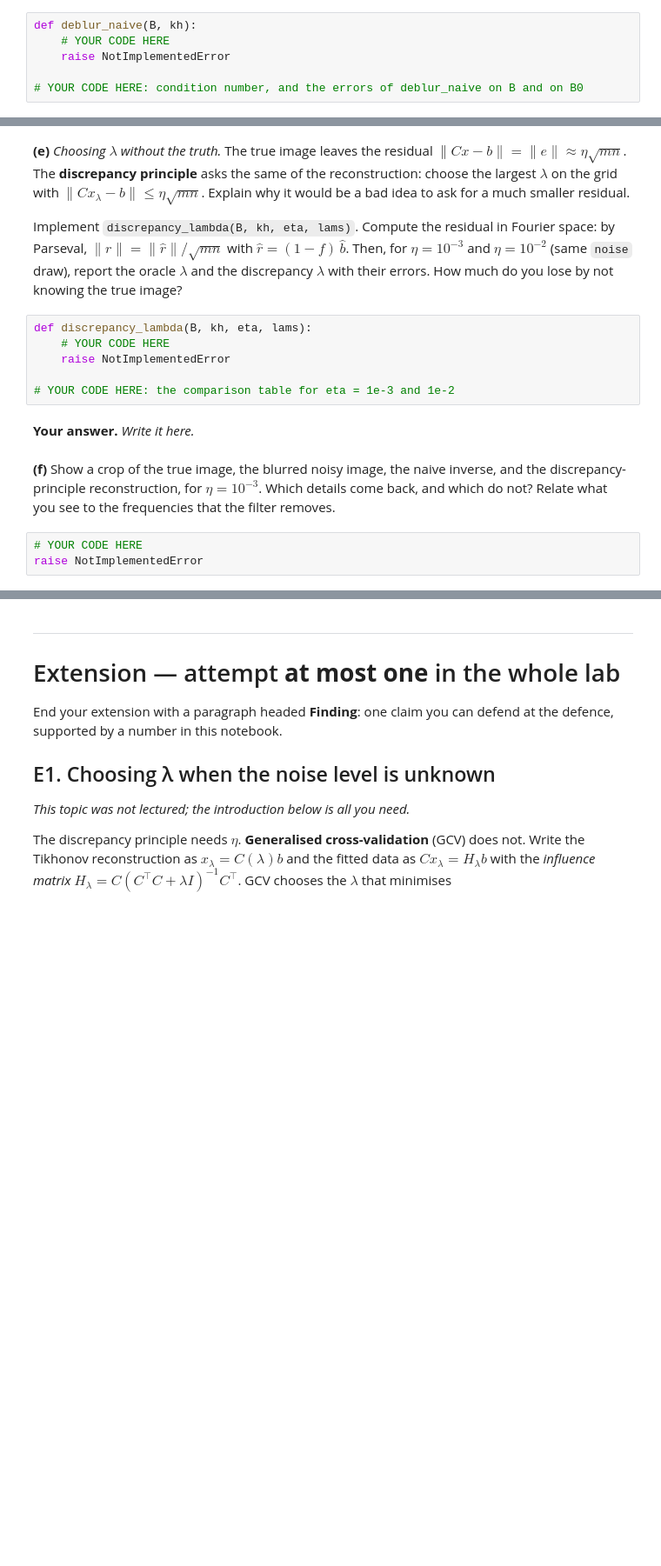
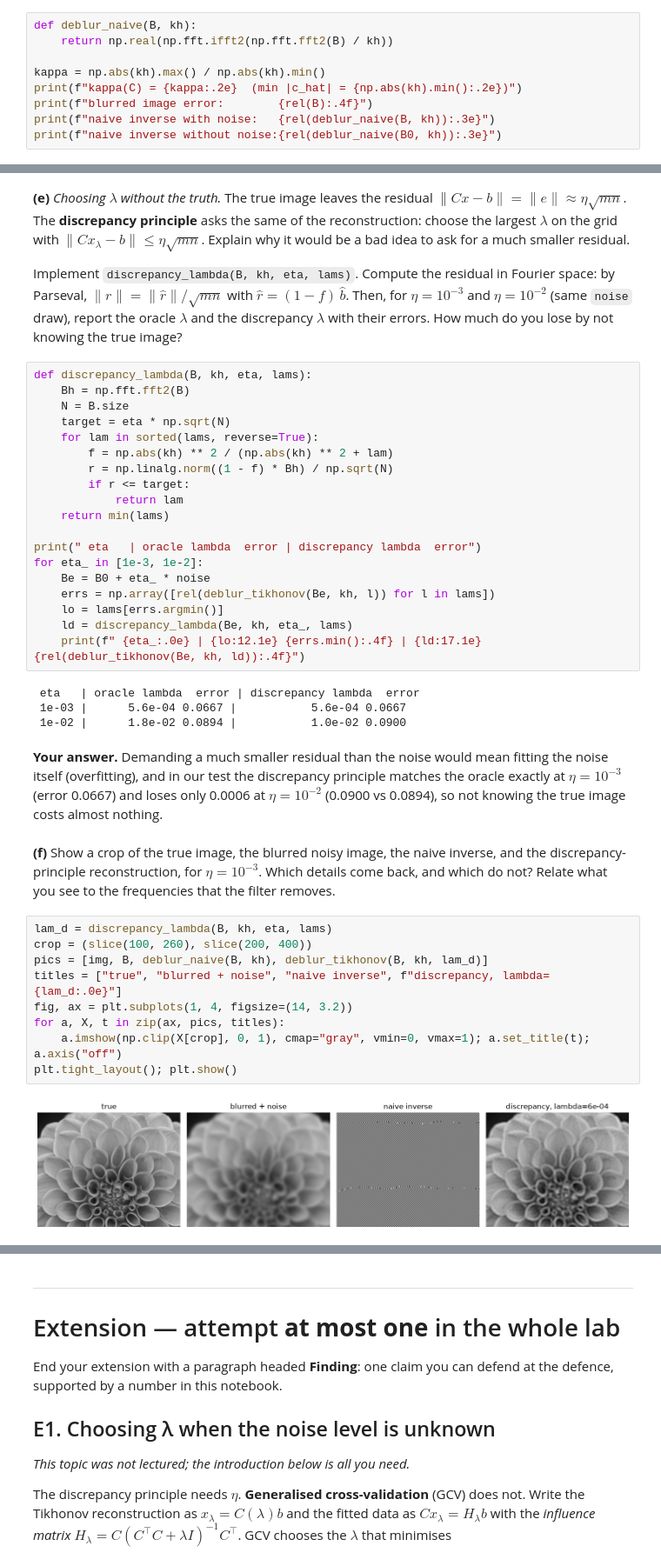
Before and after one commit to CallMeLiubomyr/la-labs, a Jupyter notebook: laba4/Lab4-CoreA-spectrum-filtering.ipynb, the cells around one changed output, grey strips where cells are left out. Shown at 87% size. Saved outputs shown, nothing was run; the diff lists cells and outputs as text; blank space fills up the shorter version.

```diff
--- a/laba4/Lab4-CoreA-spectrum-filtering.ipynb
+++ b/laba4/Lab4-CoreA-spectrum-filtering.ipynb
@@ -263,6 +341,9 @@ print(f"eta = {eta}: error of the blurred image {rel(B):.4f}")
 # %%
 def deblur_naive(B, kh):
-    # YOUR CODE HERE
-    raise NotImplementedError
+    return np.real(np.fft.ifft2(np.fft.fft2(B) / kh))
 
-# YOUR CODE HERE: condition number, and the errors of deblur_naive on B and on B0
+kappa = np.abs(kh).max() / np.abs(kh).min()
+print(f"kappa(C) = {kappa:.2e}  (min |c_hat| = {np.abs(kh).min():.2e})")
+print(f"blurred image error:        {rel(B):.4f}")
+print(f"naive inverse with noise:   {rel(deblur_naive(B, kh)):.3e}")
+print(f"naive inverse without noise:{rel(deblur_naive(B0, kh)):.3e}")
@@ -294,15 +396,40 @@ taus = np.sqrt(lams)
 Implement `discrepancy_lambda(B, kh, eta, lams)`. Compute the residual in Fourier space: by Parseval, $\|r\| = \|\hat r\|/\sqrt{mn}$ with $\hat r = (1 - f)\,\hat b$. Then, for $\eta = 10^{-3}$ and $\eta = 10^{-2}$ (same `noise` draw), report the oracle $\lambda$ and the discrepancy $\lambda$ with their errors. How much do you lose by not knowing the true image?
 # %%
 def discrepancy_lambda(B, kh, eta, lams):
-    # YOUR CODE HERE
-    raise NotImplementedError
+    Bh = np.fft.fft2(B)
+    N = B.size
+    target = eta * np.sqrt(N)
+    for lam in sorted(lams, reverse=True):
+        f = np.abs(kh) ** 2 / (np.abs(kh) ** 2 + lam)
+        r = np.linalg.norm((1 - f) * Bh) / np.sqrt(N)
+        if r <= target:
+            return lam
+    return min(lams)
 
-# YOUR CODE HERE: the comparison table for eta = 1e-3 and 1e-2
+print(" eta   | oracle lambda  error | discrepancy lambda  error")
+for eta_ in [1e-3, 1e-2]:
+    Be = B0 + eta_ * noise
+    errs = np.array([rel(deblur_tikhonov(Be, kh, l)) for l in lams])
+    lo = lams[errs.argmin()]
+    ld = discrepancy_lambda(Be, kh, eta_, lams)
+    print(f" {eta_:.0e} | {lo:12.1e} {errs.min():.4f} | {ld:17.1e} {rel(deblur_tikhonov(Be, kh, ld)):.4f}")
+# %% [output]
+ eta   | oracle lambda  error | discrepancy lambda  error
+ 1e-03 |      5.6e-04 0.0667 |           5.6e-04 0.0667
+ 1e-02 |      1.8e-02 0.0894 |           1.0e-02 0.0900
 # %% [markdown]
-**Your answer.** *Write it here.*
+**Your answer.** Demanding a much smaller residual than the noise would mean fitting the noise itself (overfitting), and in our test the discrepancy principle matches the oracle exactly at $\eta=10^{-3}$ (error 0.0667) and loses only 0.0006 at $\eta=10^{-2}$ (0.0900 vs 0.0894), so not knowing the true image costs almost nothing.
 # %% [markdown]
 **(f)** Show a crop of the true image, the blurred noisy image, the naive inverse, and the discrepancy-principle reconstruction, for $\eta = 10^{-3}$. Which details come back, and which do not? Relate what you see to the frequencies that the filter removes.
 # %%
-# YOUR CODE HERE
-raise NotImplementedError
+lam_d = discrepancy_lambda(B, kh, eta, lams)
+crop = (slice(100, 260), slice(200, 400))
+pics = [img, B, deblur_naive(B, kh), deblur_tikhonov(B, kh, lam_d)]
+titles = ["true", "blurred + noise", "naive inverse", f"discrepancy, lambda={lam_d:.0e}"]
+fig, ax = plt.subplots(1, 4, figsize=(14, 3.2))
+for a, X, t in zip(ax, pics, titles):
+    a.imshow(np.clip(X[crop], 0, 1), cmap="gray", vmin=0, vmax=1); a.set_title(t); a.axis("off")
+plt.tight_layout(); plt.show()
+# %% [output]
+[figure, added]
 # %% [markdown]
```
Also changed, not shown: parts of 39 cells of this notebook.
